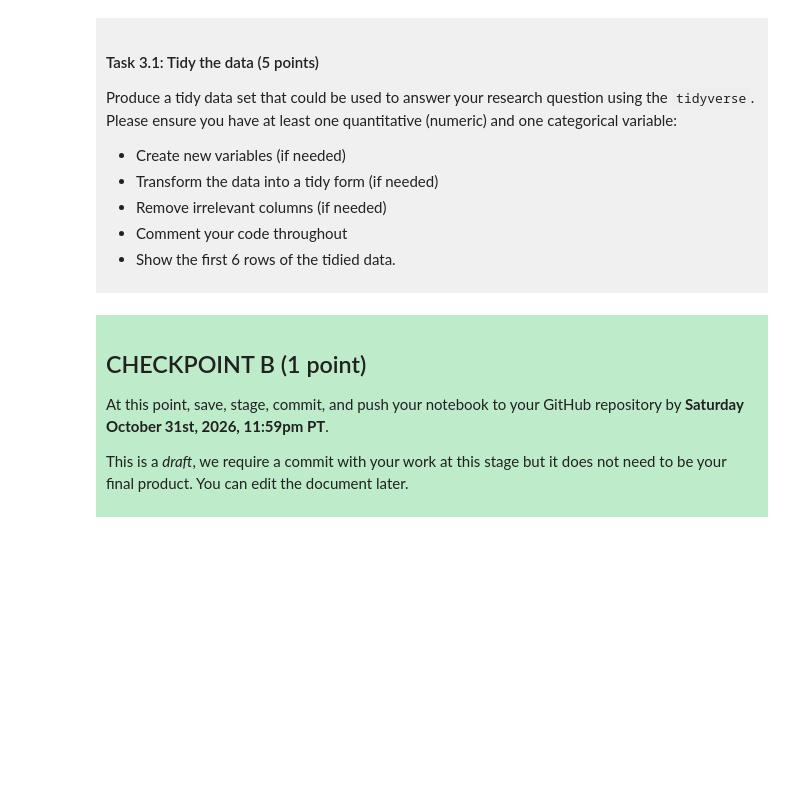
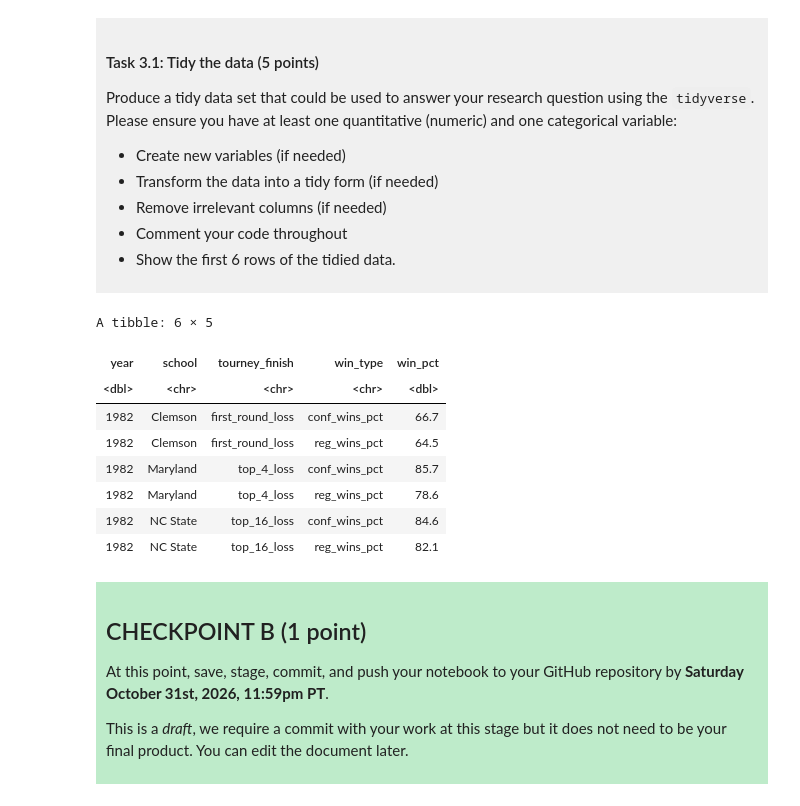
Before and after one commit to keviny41618/dsci-100-project-kevin-yin, a Jupyter notebook: dsci-100-project-notebook.ipynb, the cells around one changed output. Drawn from its saved outputs; the diff is of its cells as text; code cells hidden in the pictures; blank space fills up the shorter version.

Commit message:
Completed up to checkpoint B
Came up with research question
Created a tidy dataset with tall the relevant information to answer said question

```diff
--- a/dsci-100-project-notebook.ipynb
+++ b/dsci-100-project-notebook.ipynb
@@ -189,7 +234,28 @@ Produce a tidy data set that could be used to answer your research question usin
 
 </div>
 # %%
-### EDIT THIS CODE CELL ###
+tidy_data<-march_madness|>
+        #Selects the necessary data from the overall data set
+        select(year,school, conf_wins_pct, reg_wins_pct, tourney_finish)|>
+        #Removes any NA from data set to prevent any issues with the code
+        drop_na(conf_wins_pct,reg_wins_pct)|>
+        #Tidies the data
+        pivot_longer(cols=c(conf_wins_pct,reg_wins_pct),
+                    names_to="win_type",
+                    values_to="win_pct")
+head(tidy_data)
+
+#used claude to debug, error due to missing "" around win_type and win_pct
+# %% [output]
+A tibble: 6 × 5
+| year | school | tourney_finish | win_type | win_pct |
+| <dbl> | <chr> | <chr> | <chr> | <dbl> |
+| 1982 | Clemson | first_round_loss | conf_wins_pct | 66.7 |
+| 1982 | Clemson | first_round_loss | reg_wins_pct | 64.5 |
+| 1982 | Maryland | top_4_loss | conf_wins_pct | 85.7 |
+| 1982 | Maryland | top_4_loss | reg_wins_pct | 78.6 |
+| 1982 | NC State | top_16_loss | conf_wins_pct | 84.6 |
+| 1982 | NC State | top_16_loss | reg_wins_pct | 82.1 |
 # %% [markdown]
 <div style="background-color: #beebca; padding: 10px;">
 
```
Also changed, not shown: parts of 4 cells of this notebook.
